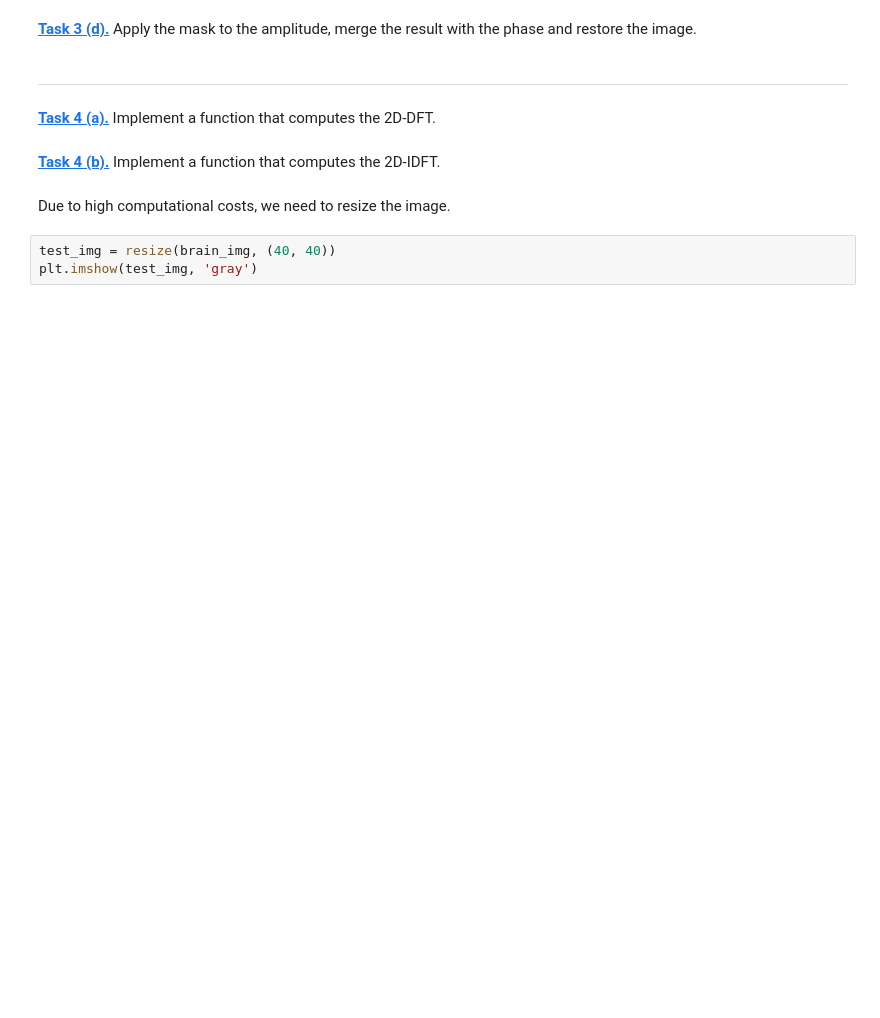
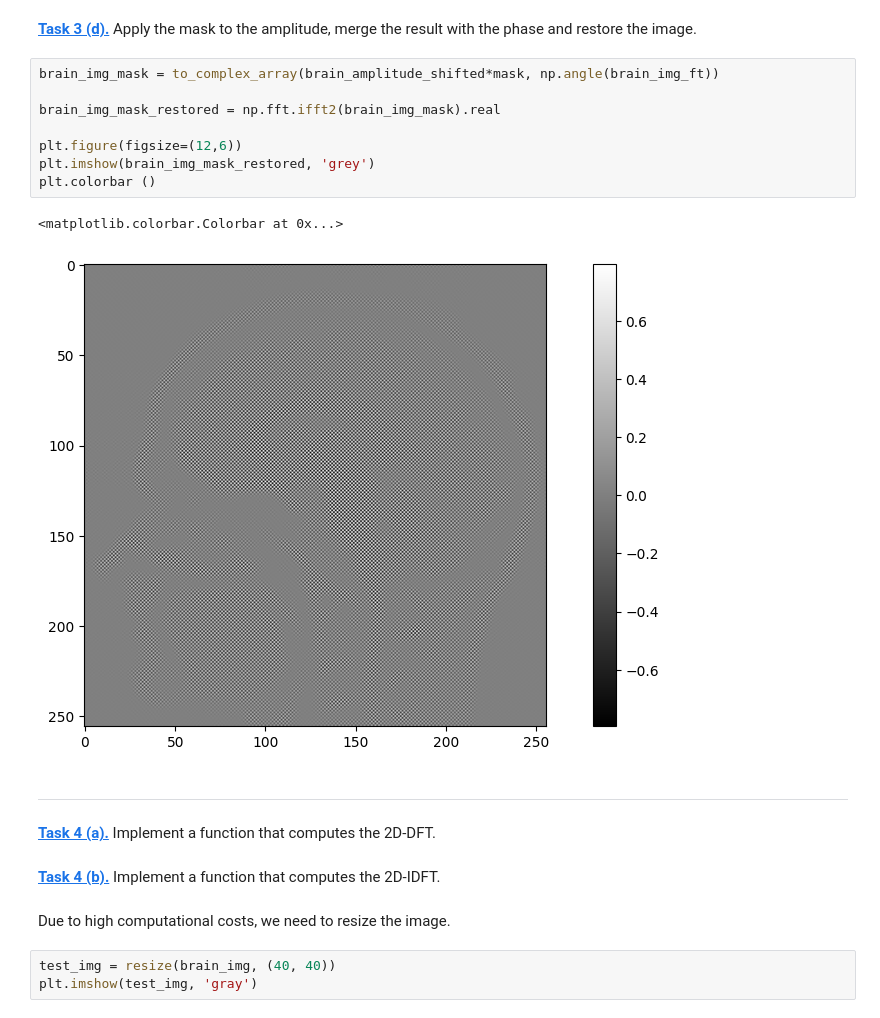
Before and after one commit to SamuelMaerklin/mobi-fs5-python, a Jupyter notebook: fourier.ipynb, the cells around one changed output. Saved outputs shown, nothing was run; the diff lists cells and outputs as text; blank space fills up the shorter version.

```diff
--- a/fourier.ipynb
+++ b/fourier.ipynb
@@ -156,5 +174,16 @@ plt.imshow(mask,'grey')
 # %% [markdown]
 **[Task 3 (d).]()** Apply the mask to the amplitude, merge the result with the phase and restore the image.
+# %%
+brain_img_mask = to_complex_array(brain_amplitude_shifted*mask, np.angle(brain_img_ft))
+
+brain_img_mask_restored = np.fft.ifft2(brain_img_mask).real
+
+plt.figure(figsize=(12,6))
+plt.imshow(brain_img_mask_restored, 'grey')
+plt.colorbar ()
+# %% [output]
+<matplotlib.colorbar.Colorbar at 0x...>
+[figure, added]
 # %% [markdown]
 ---
 # %% [markdown]
```
Also changed, not shown: parts of 3 cells of this notebook.
